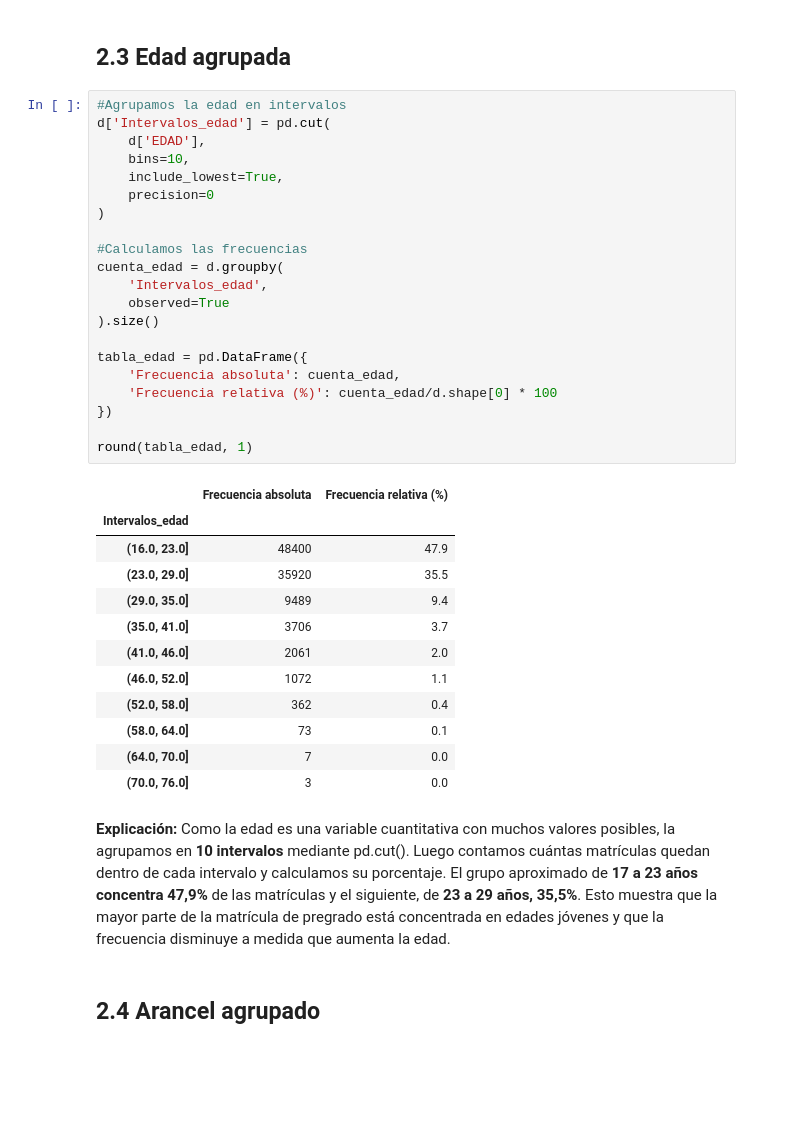
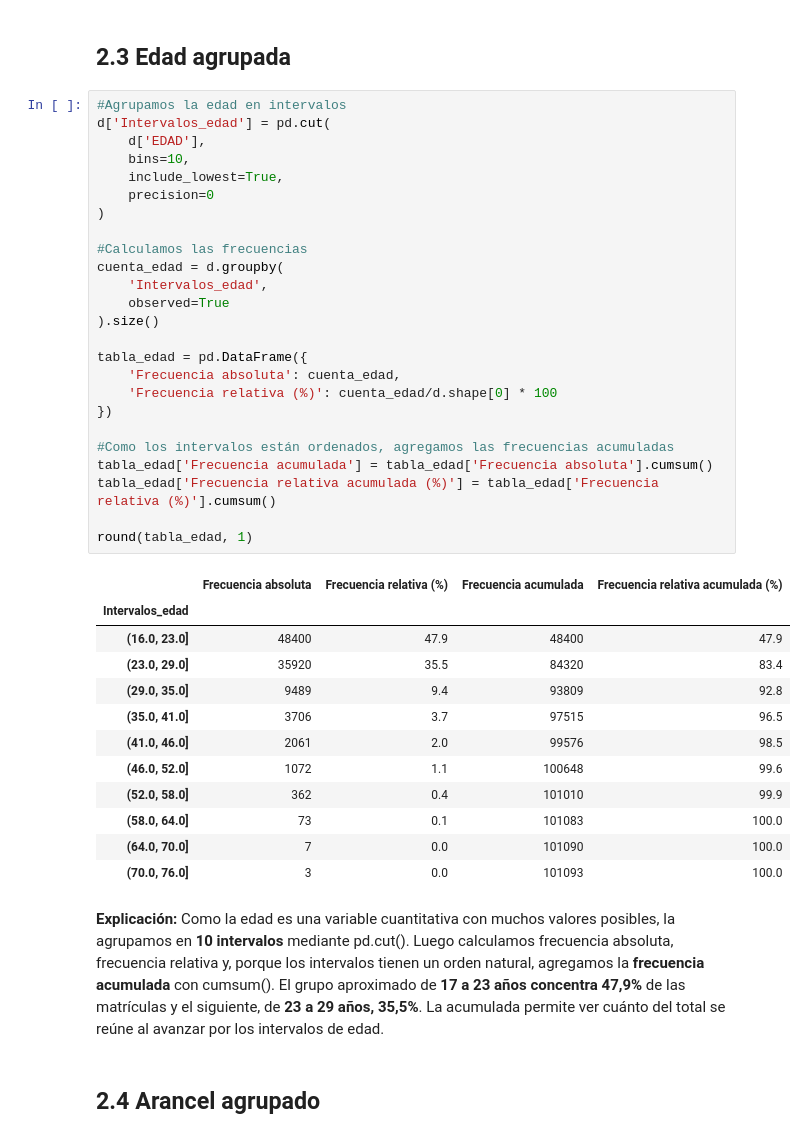
Before and after one commit to Nicricht/Estadistica.descriptiva, a Jupyter notebook: notebooks/Estadistica_Descriptiva_Biobio.ipynb, the cells around one changed output. Saved outputs shown, nothing was run; the diff lists cells and outputs as text; blank space fills up the shorter version.

```diff
--- a/notebooks/Estadistica_Descriptiva_Biobio.ipynb
+++ b/notebooks/Estadistica_Descriptiva_Biobio.ipynb
@@ -205,39 +223,43 @@ Las áreas con mayor cantidad de matrículas son **Tecnología** y **Salud**.
 # %%
 #Agrupamos la edad en intervalos
 d['Intervalos_edad'] = pd.cut(
     d['EDAD'],
     bins=10,
     include_lowest=True,
     precision=0
 )
 
 #Calculamos las frecuencias
 cuenta_edad = d.groupby(
     'Intervalos_edad',
     observed=True
 ).size()
 
 tabla_edad = pd.DataFrame({
     'Frecuencia absoluta': cuenta_edad,
     'Frecuencia relativa (%)': cuenta_edad/d.shape[0] * 100
 })
 
+#Como los intervalos están ordenados, agregamos las frecuencias acumuladas
+tabla_edad['Frecuencia acumulada'] = tabla_edad['Frecuencia absoluta'].cumsum()
+tabla_edad['Frecuencia relativa acumulada (%)'] = tabla_edad['Frecuencia relativa (%)'].cumsum()
+
 round(tabla_edad, 1)
 # %% [output]
-|  | Frecuencia absoluta | Frecuencia relativa (%) |
-| Intervalos_edad |  |  |
-| (16.0, 23.0] | 48400 | 47.9 |
-| (23.0, 29.0] | 35920 | 35.5 |
-| (29.0, 35.0] | 9489 | 9.4 |
-| (35.0, 41.0] | 3706 | 3.7 |
-| (41.0, 46.0] | 2061 | 2.0 |
-| (46.0, 52.0] | 1072 | 1.1 |
-| (52.0, 58.0] | 362 | 0.4 |
-| (58.0, 64.0] | 73 | 0.1 |
-| (64.0, 70.0] | 7 | 0.0 |
-| (70.0, 76.0] | 3 | 0.0 |
+|  | Frecuencia absoluta | Frecuencia relativa (%) | Frecuencia acumulada | Frecuencia relativa acumulada (%) |
+| Intervalos_edad |  |  |  |  |
+| (16.0, 23.0] | 48400 | 47.9 | 48400 | 47.9 |
+| (23.0, 29.0] | 35920 | 35.5 | 84320 | 83.4 |
+| (29.0, 35.0] | 9489 | 9.4 | 93809 | 92.8 |
+| (35.0, 41.0] | 3706 | 3.7 | 97515 | 96.5 |
+| (41.0, 46.0] | 2061 | 2.0 | 99576 | 98.5 |
+| (46.0, 52.0] | 1072 | 1.1 | 100648 | 99.6 |
+| (52.0, 58.0] | 362 | 0.4 | 101010 | 99.9 |
+| (58.0, 64.0] | 73 | 0.1 | 101083 | 100.0 |
+| (64.0, 70.0] | 7 | 0.0 | 101090 | 100.0 |
+| (70.0, 76.0] | 3 | 0.0 | 101093 | 100.0 |
 # %% [markdown]
-**Explicación:** Como la edad es una variable cuantitativa con muchos valores posibles, la agrupamos en **10 intervalos** mediante pd.cut(). Luego contamos cuántas matrículas quedan dentro de cada intervalo y calculamos su porcentaje. El grupo aproximado de **17 a 23 años concentra 47,9%** de las matrículas y el siguiente, de **23 a 29 años, 35,5%**. Esto muestra que la mayor parte de la matrícula de pregrado está concentrada en edades jóvenes y que la frecuencia disminuye a medida que aumenta la edad.
+**Explicación:** Como la edad es una variable cuantitativa con muchos valores posibles, la agrupamos en **10 intervalos** mediante pd.cut(). Luego calculamos frecuencia absoluta, frecuencia relativa y, porque los intervalos tienen un orden natural, agregamos la **frecuencia acumulada** con cumsum(). El grupo aproximado de **17 a 23 años concentra 47,9%** de las matrículas y el siguiente, de **23 a 29 años, 35,5%**. La acumulada permite ver cuánto del total se reúne al avanzar por los intervalos de edad.
 # %% [markdown]
 ## 2.4 Arancel agrupado
 # %%
```
Also changed, not shown: parts of 4 cells of this notebook.
